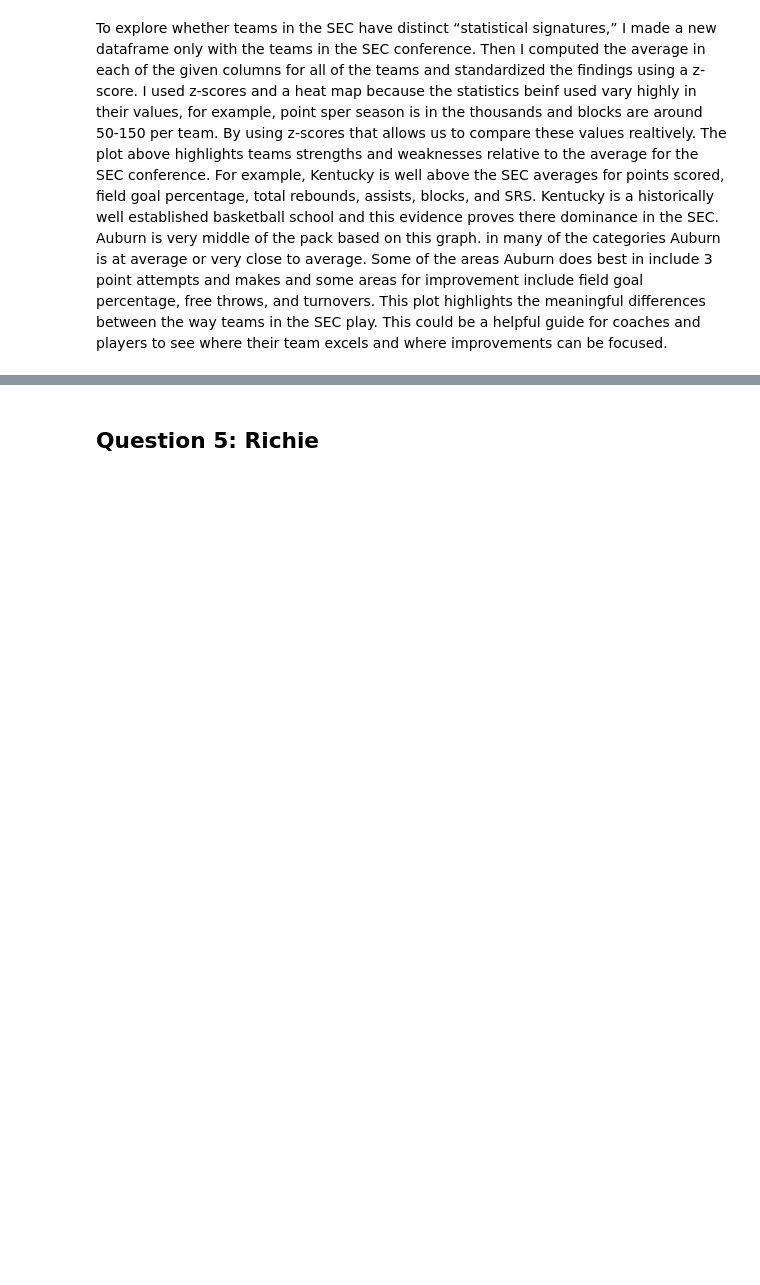
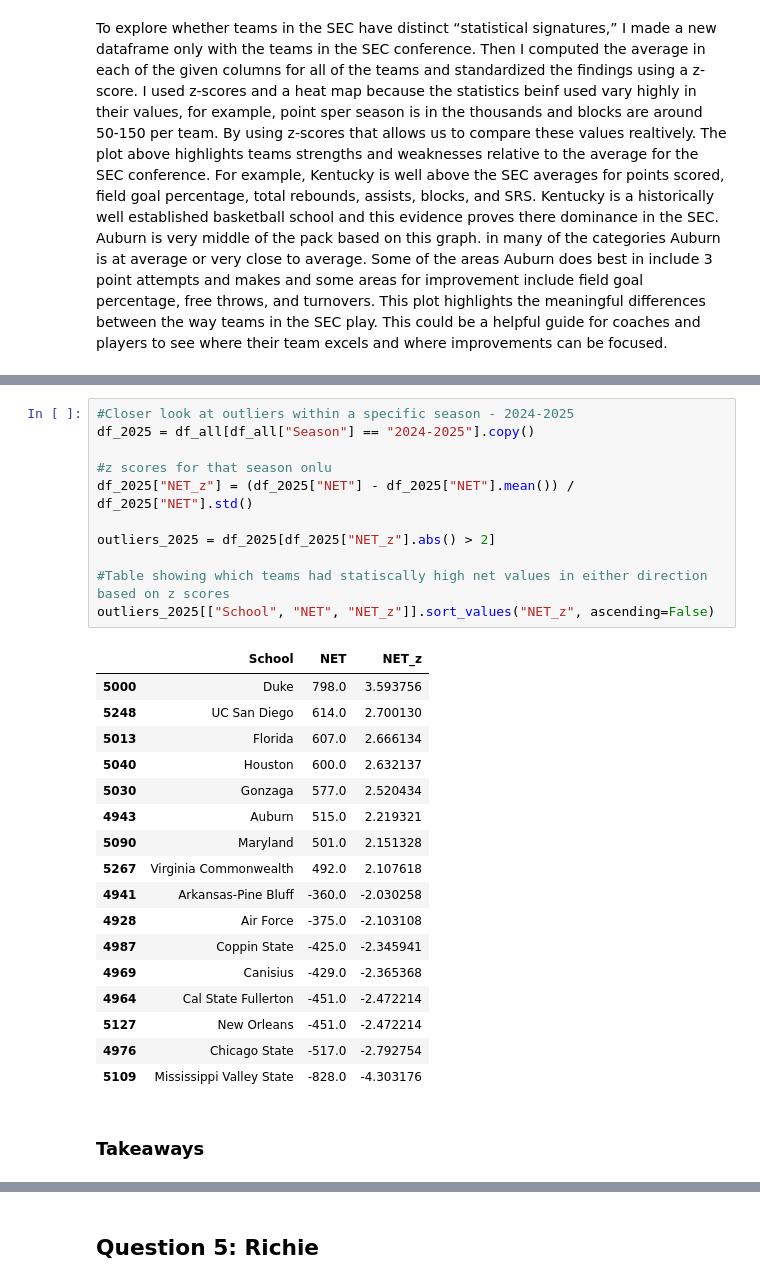
Before and after one commit to ccw0076/EDA_Project, a Jupyter notebook: eda_cbb_project.ipynb, the cells around one changed output, grey strips where cells are left out. Saved outputs shown, nothing was run; the diff lists cells and outputs as text; blank space fills up the shorter version.

```diff
--- a/eda_cbb_project.ipynb
+++ b/eda_cbb_project.ipynb
@@ -335,0 +367,31 @@ To explore whether teams in the SEC have distinct “statistical signatures,”
+# %%
+#Closer look at outliers within a specific season - 2024-2025
+df_2025 = df_all[df_all["Season"] == "2024-2025"].copy()
+
+#z scores for that season onlu
+df_2025["NET_z"] = (df_2025["NET"] - df_2025["NET"].mean()) / df_2025["NET"].std()
+
+outliers_2025 = df_2025[df_2025["NET_z"].abs() > 2]
+
+#Table showing which teams had statiscally high net values in either direction based on z scores
+outliers_2025[["School", "NET", "NET_z"]].sort_values("NET_z", ascending=False)
+# %% [output]
+|  | School | NET | NET_z |
+| 5000 | Duke | 798.0 | 3.593756 |
+| 5248 | UC San Diego | 614.0 | 2.700130 |
+| 5013 | Florida | 607.0 | 2.666134 |
+| 5040 | Houston | 600.0 | 2.632137 |
+| 5030 | Gonzaga | 577.0 | 2.520434 |
+| 4943 | Auburn | 515.0 | 2.219321 |
+| 5090 | Maryland | 501.0 | 2.151328 |
+| 5267 | Virginia Commonwealth | 492.0 | 2.107618 |
+| 4941 | Arkansas-Pine Bluff | -360.0 | -2.030258 |
+| 4928 | Air Force | -375.0 | -2.103108 |
+| 4987 | Coppin State | -425.0 | -2.345941 |
+| 4969 | Canisius | -429.0 | -2.365368 |
+| 4964 | Cal State Fullerton | -451.0 | -2.472214 |
+| 5127 | New Orleans | -451.0 | -2.472214 |
+| 4976 | Chicago State | -517.0 | -2.792754 |
+| 5109 | Mississippi Valley State | -828.0 | -4.303176 |
+# %% [markdown]
+### Takeaways
```
Also changed, not shown: parts of 5 cells of this notebook.
